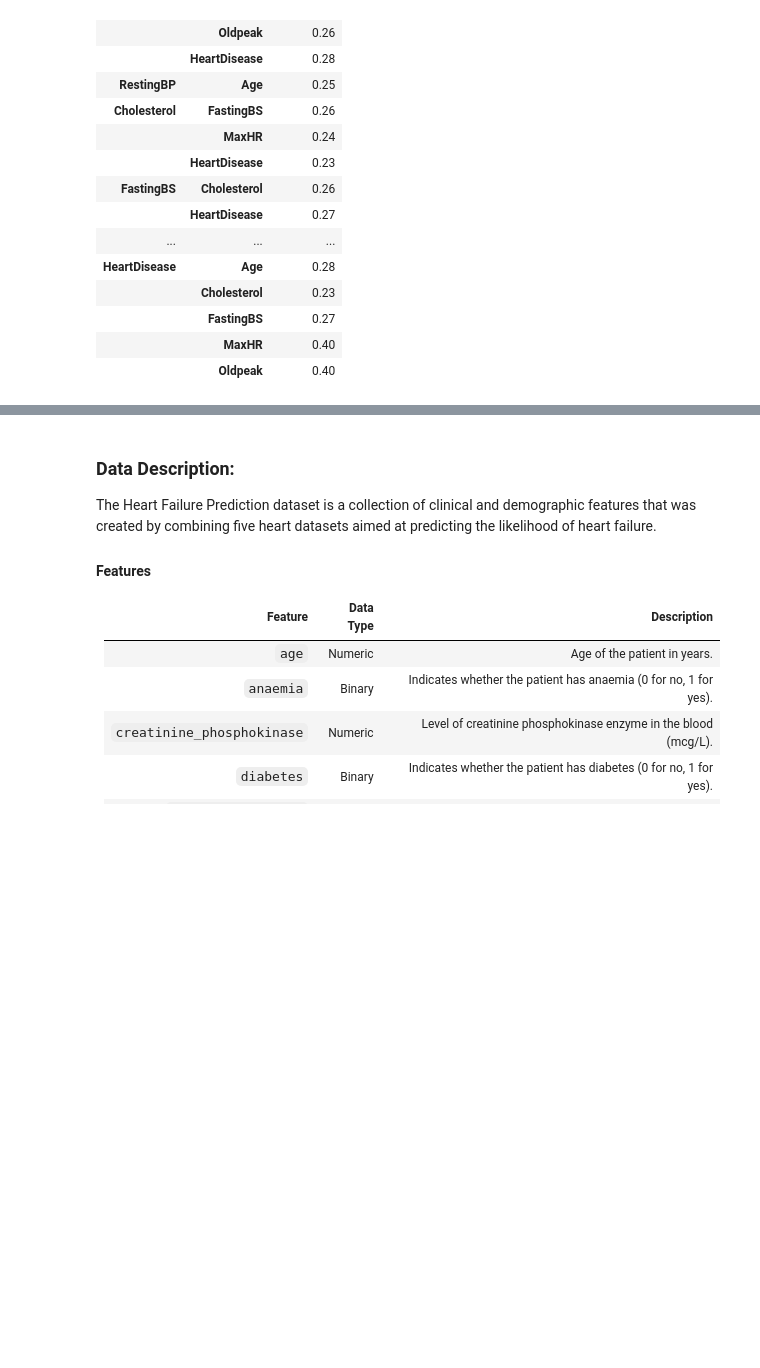
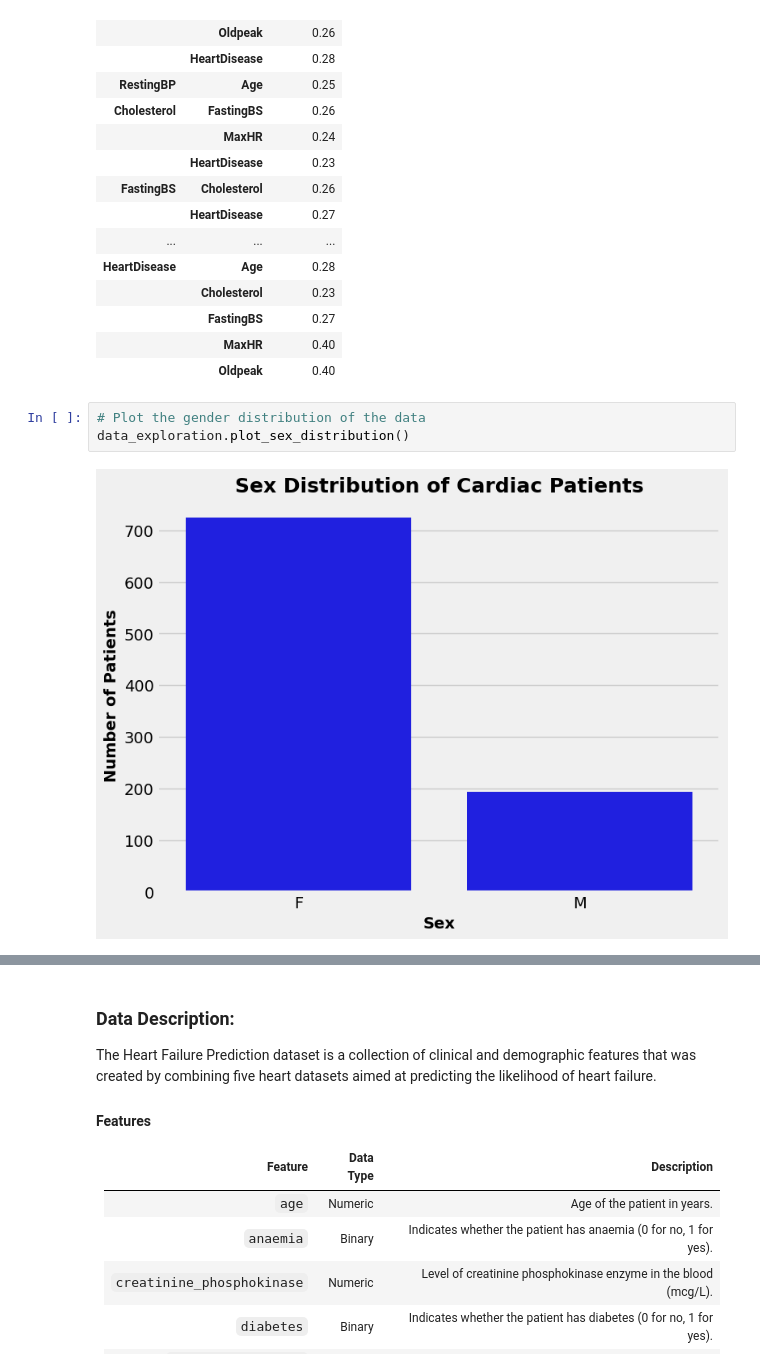
Before and after one commit to dataeducator/healthy_heart, a Jupyter notebook: notebook.ipynb, the cells around one changed output, grey strips where cells are left out. Saved outputs shown, nothing was run; the diff lists cells and outputs as text; blank space fills up the shorter version.

```diff
--- a/notebook.ipynb
+++ b/notebook.ipynb
@@ -496,3 +573,8 @@ display(correlation_table)
 |  | FastingBS | 0.27 |
 |  | MaxHR | 0.40 |
 |  | Oldpeak | 0.40 |
+# %%
+# Plot the gender distribution of the data
+data_exploration.plot_sex_distribution()
+# %% [output]
+[figure, added]
```
Also changed, not shown: parts of 4 cells of this notebook.
